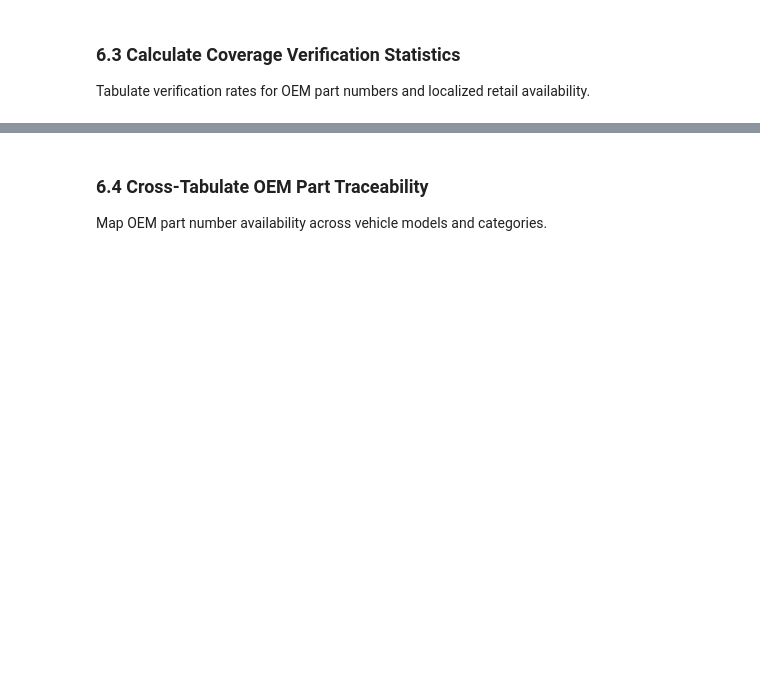
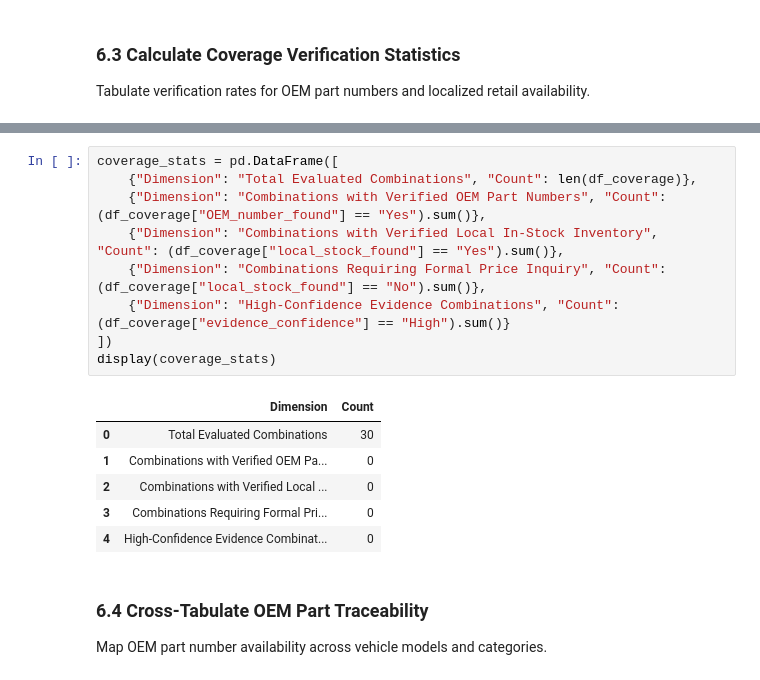
Before and after one commit to EstarCode/ev-spare-parts-prioritization, a Jupyter notebook: notebooks/Abraham_Amogne_EV_Spare_Parts_Prioritization.ipynb, the cells around one changed output, grey strips where cells are left out. Cells and saved outputs as stored; diff of their text form; blank space fills up the shorter version.

```diff
--- a/notebooks/Abraham_Amogne_EV_Spare_Parts_Prioritization.ipynb
+++ b/notebooks/Abraham_Amogne_EV_Spare_Parts_Prioritization.ipynb
@@ -629,3 +629,19 @@ display(coverage_stats)
+# %%
+coverage_stats = pd.DataFrame([
+    {"Dimension": "Total Evaluated Combinations", "Count": len(df_coverage)},
+    {"Dimension": "Combinations with Verified OEM Part Numbers", "Count": (df_coverage["OEM_number_found"] == "Yes").sum()},
+    {"Dimension": "Combinations with Verified Local In-Stock Inventory", "Count": (df_coverage["local_stock_found"] == "Yes").sum()},
+    {"Dimension": "Combinations Requiring Formal Price Inquiry", "Count": (df_coverage["local_stock_found"] == "No").sum()},
+    {"Dimension": "High-Confidence Evidence Combinations", "Count": (df_coverage["evidence_confidence"] == "High").sum()}
+])
+display(coverage_stats)
+# %% [output]
+|  | Dimension | Count |
+| 0 | Total Evaluated Combinations | 30 |
+| 1 | Combinations with Verified OEM Pa... | 0 |
+| 2 | Combinations with Verified Local ... | 0 |
+| 3 | Combinations Requiring Formal Pri... | 0 |
+| 4 | High-Confidence Evidence Combinat... | 0 |
 # %% [markdown]
 ### 6.4 Cross-Tabulate OEM Part Traceability
 Map OEM part number availability across vehicle models and categories.
```
Also changed, not shown: parts of 5 cells of this notebook.
